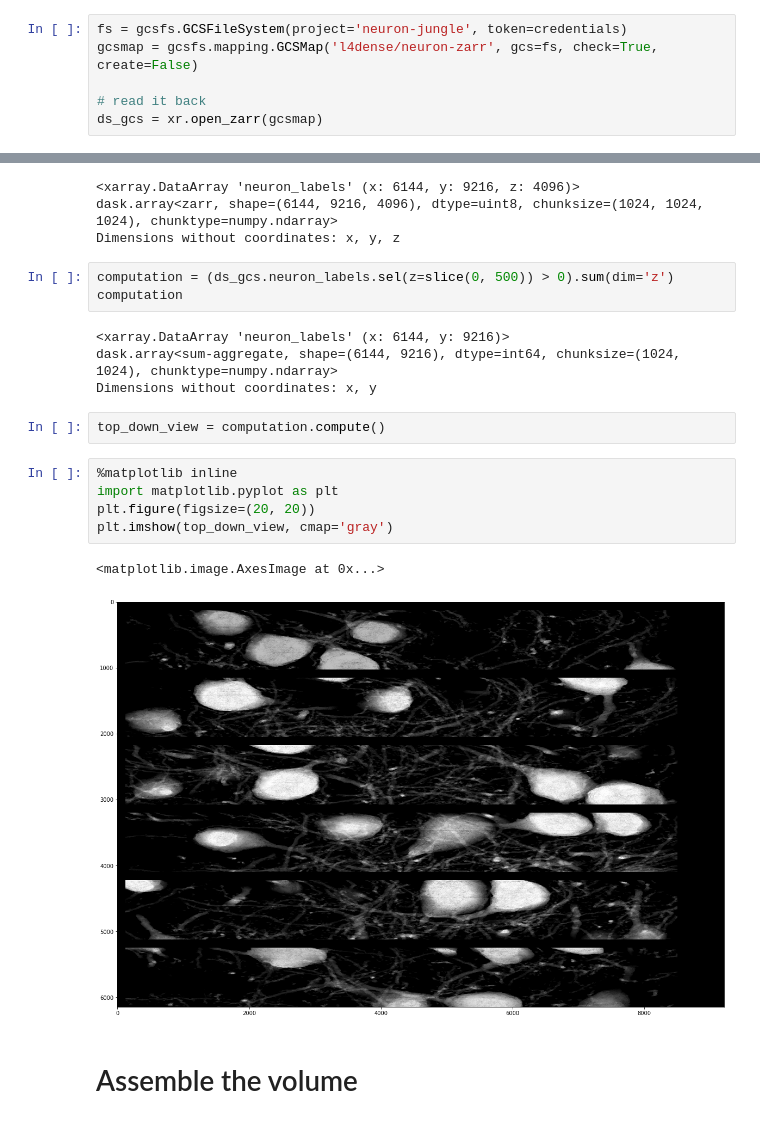
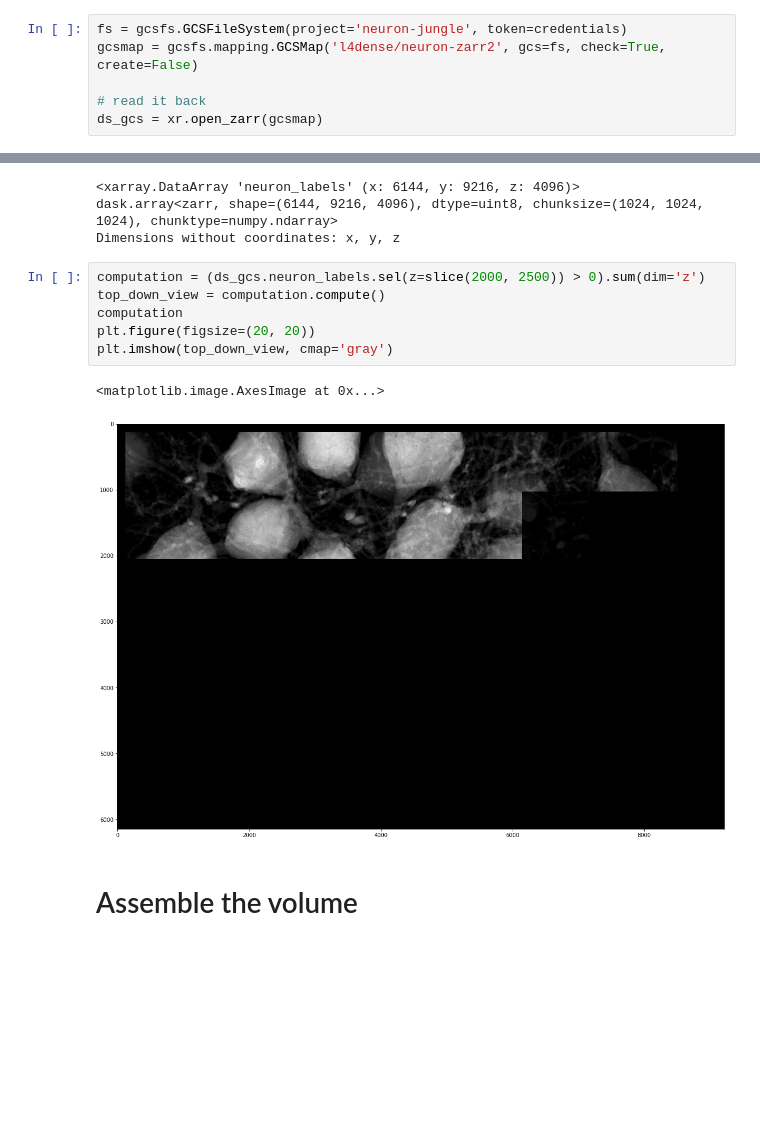
Before and after one commit to patrickmineault/neuron-jungle, a Jupyter notebook: High level manipulate.ipynb, the cells around one changed output, grey strips where cells are left out. Cells and saved outputs as stored; diff of their text form; blank space fills up the shorter version.

```diff
--- a/High level manipulate.ipynb
+++ b/High level manipulate.ipynb
@@ -133,7 +144,7 @@ for root, _, filenames in os.walk(base):
 Now that we've saved our data to the cloud in the zarr format, we can read it back transparently.
 # %%
 fs = gcsfs.GCSFileSystem(project='neuron-jungle', token=credentials)
-gcsmap = gcsfs.mapping.GCSMap('l4dense/neuron-zarr', gcs=fs, check=True, create=False)
+gcsmap = gcsfs.mapping.GCSMap('l4dense/neuron-zarr2', gcs=fs, check=True, create=False)
 
 # read it back
 ds_gcs = xr.open_zarr(gcsmap)
@@ -167,22 +178,14 @@ ds_gcs.neuron_labels
 dask.array<zarr, shape=(6144, 9216, 4096), dtype=uint8, chunksize=(1024, 1024, 1024), chunktype=numpy.ndarray>
 Dimensions without coordinates: x, y, z
 # %%
-computation = (ds_gcs.neuron_labels.sel(z=slice(0, 500)) > 0).sum(dim='z')
+computation = (ds_gcs.neuron_labels.sel(z=slice(2000, 2500)) > 0).sum(dim='z')
+top_down_view = computation.compute()
 computation
+plt.figure(figsize=(20, 20))
+plt.imshow(top_down_view, cmap='gray')
 # %% [output]
-<xarray.DataArray 'neuron_labels' (x: 6144, y: 9216)>
-dask.array<sum-aggregate, shape=(6144, 9216), dtype=int64, chunksize=(1024, 1024), chunktype=numpy.ndarray>
-Dimensions without coordinates: x, y
+<matplotlib.image.AxesImage at 0x...>
+[figure, added]
-# %%
-top_down_view = computation.compute()
-# %%
-%matplotlib inline
-import matplotlib.pyplot as plt
-plt.figure(figsize=(20, 20))
-plt.imshow(top_down_view, cmap='gray')
-# %% [output]
-<matplotlib.image.AxesImage at 0x...>
-[figure, removed]
 # %% [markdown]
 # Assemble the volume
 # %% [markdown]
```
Also changed, not shown: parts of 10 cells of this notebook.
